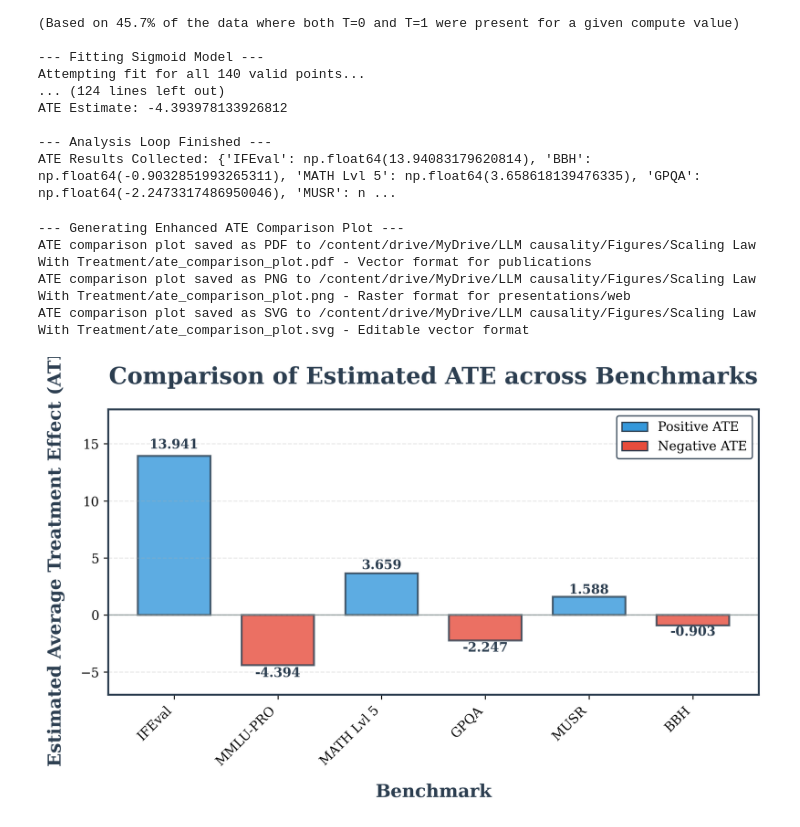
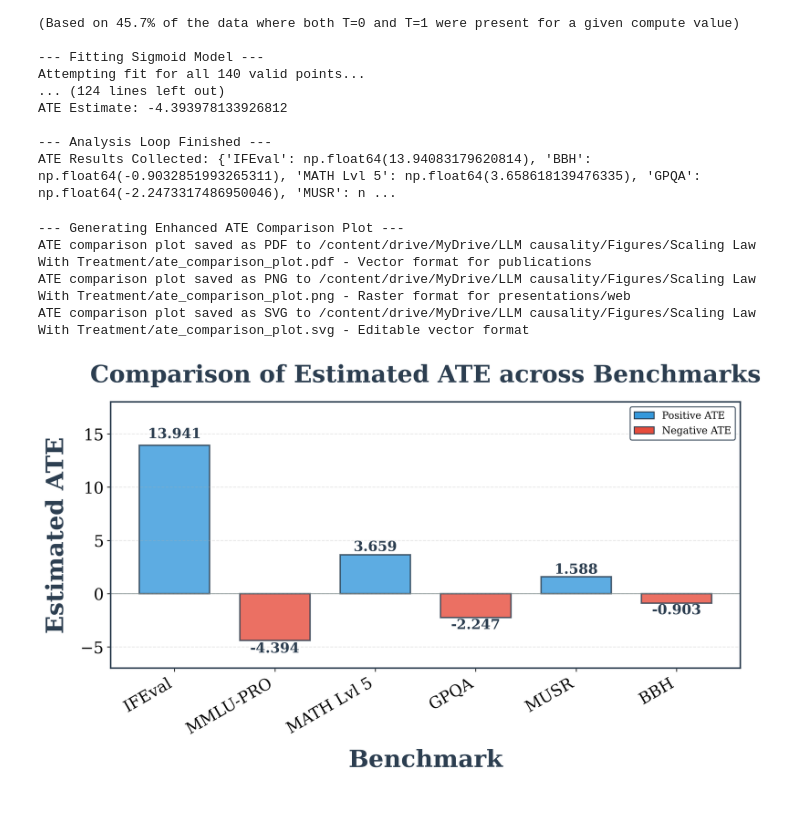
Before and after one commit to hlzhang109/causal-eval, a Jupyter notebook: scripts/scaling_law.ipynb, the cells around one changed output. Saved outputs shown, nothing was run; the diff lists cells and outputs as text; code cells hidden in the pictures.

```diff
--- a/scripts/scaling_law.ipynb
+++ b/scripts/scaling_law.ipynb
@@ -542,23 +485,18 @@ else:
     sorted_items = sorted(ate_results.items(), key=lambda x: abs(x[1]), reverse=True)
     benchmarks, ates = zip(*sorted_items)
 
-    # Set up a more professional color palette
     colors = ['#3498db' if ate >= 0 else '#e74c3c' for ate in ates]
 
-    # Create figure with appropriate dimensions and higher DPI
-    plt.figure(figsize=(8,5), dpi=300)
+    plt.figure(figsize=(10, 6), dpi=300)
 
-    # Create bar chart with improved aesthetics
     bars = plt.bar(benchmarks, ates, color=colors, edgecolor='#2c3e50',
                   linewidth=1.5, alpha=0.8, width=0.7)
 
-    # Add reference line at y=0
     plt.axhline(y=0, color='#7f8c8d', linestyle='-', linewidth=1, alpha=0.7)
 
-    # Add labels and title with improved typography
     plt.xlabel('Benchmark', fontsize=LABEL_FONTSIZE, fontweight='bold',
               labelpad=12, color='#2c3e50')
-    plt.ylabel('Estimated Average Treatment Effect (ATE)',
+    plt.ylabel('Estimated ATE',
               fontsize=LABEL_FONTSIZE, fontweight='bold',
               labelpad=12, color='#2c3e50')
     plt.ylim((-7, 18))
@@ -566,36 +504,29 @@ else:
              fontsize=TITLE_FONTSIZE, fontweight='bold',
              pad=20, color='#2c3e50')
 
-    # Customize ticks and spines for cleaner look
-    plt.xticks(rotation=45, ha='right', fontsize=TICK_FONTSIZE)
+    plt.xticks(rotation=30, ha='right', fontsize=TICK_FONTSIZE)
     plt.yticks(fontsize=TICK_FONTSIZE)
 
-    # Customize spines
     for spine in plt.gca().spines.values():
         spine.set_linewidth(1.5)
         spine.set_color('#2c3e50')
 
-    # Add grid lines for better readability
     plt.grid(True, linestyle='--', alpha=0.3, axis='y')
 
-    # Add ATE values on top of bars with improved formatting
     for bar in bars:
         yval = bar.get_height()
-        # Adjust text position and format based on value
         text_y_offset = max(0.01, abs(yval) * 0.03)
         position = 'bottom' if yval >= 0 else 'top'
         text_y = yval + text_y_offset if yval >= 0 else yval - text_y_offset
 
-        # Format the value text
         text_color = '#2c3e50'
         text_fontweight = 'bold'
-        text_fontsize = 10
+        text_fontsize = 14
 
         plt.text(bar.get_x() + bar.get_width()/2.0, text_y, f'{yval:.3f}',
                 va=position, ha='center', fontsize=text_fontsize,
                 fontweight=text_fontweight, color=text_color)
 
-    # Add a legend to explain the color coding
     from matplotlib.patches import Patch
     legend_elements = [
         Patch(facecolor='#3498db', edgecolor='#2c3e50', label='Positive ATE'),
@@ -605,41 +536,35 @@ else:
               framealpha=0.9, edgecolor='#2c3e50')
 
 
-    # Adjust layout to prevent overlapping elements
     plt.tight_layout()
 
-    # --- Save Plot in Multiple Formats ---
     try:
-        # Ensure output directory exists
         os.makedirs(ATE_PLOT_DIR, exist_ok=True)
 
-        # Save in multiple formats for different use cases
         formats = {
             'pdf': 'Vector format for publications',
             'png': 'Raster format for presentations/web',
             'svg': 'Editable vector format'
         }
 
         for fmt, desc in formats.items():
             filename = os.path.join(ATE_PLOT_DIR, f'ate_comparison_plot.{fmt}')
             plt.savefig(filename, dpi=300, bbox_inches='tight')
             print(f"ATE comparison plot saved as {fmt.upper()} to {filename} - {desc}")
 
-        # Show plot if in interactive environment
         try:
-            # Only show if in interactive mode
             if plt.isinteractive():
                 plt.show()
         except:
             pass
 
-        plt.close()  # Close the plot figure to free memory
+        plt.close()
     except Exception as e:
         print(f"Error saving ATE comparison plot: {e}")
-        plt.close()  # Ensure plot is closed even if saving fails
+        plt.close()
 # %% [output]
 --- Generating Enhanced ATE Comparison Plot ---
 ATE comparison plot saved as PDF to /content/drive/MyDrive/LLM causality/Figures/Scaling Law With Treatment/ate_comparison_plot.pdf - Vector format for publications
 ATE comparison plot saved as PNG to /content/drive/MyDrive/LLM causality/Figures/Scaling Law With Treatment/ate_comparison_plot.png - Raster format for presentations/web
 ATE comparison plot saved as SVG to /content/drive/MyDrive/LLM causality/Figures/Scaling Law With Treatment/ate_comparison_plot.svg - Editable vector format
-[figure, old version]
+[figure, new version]
```
Also changed, not shown: parts of 2 cells of this notebook.
